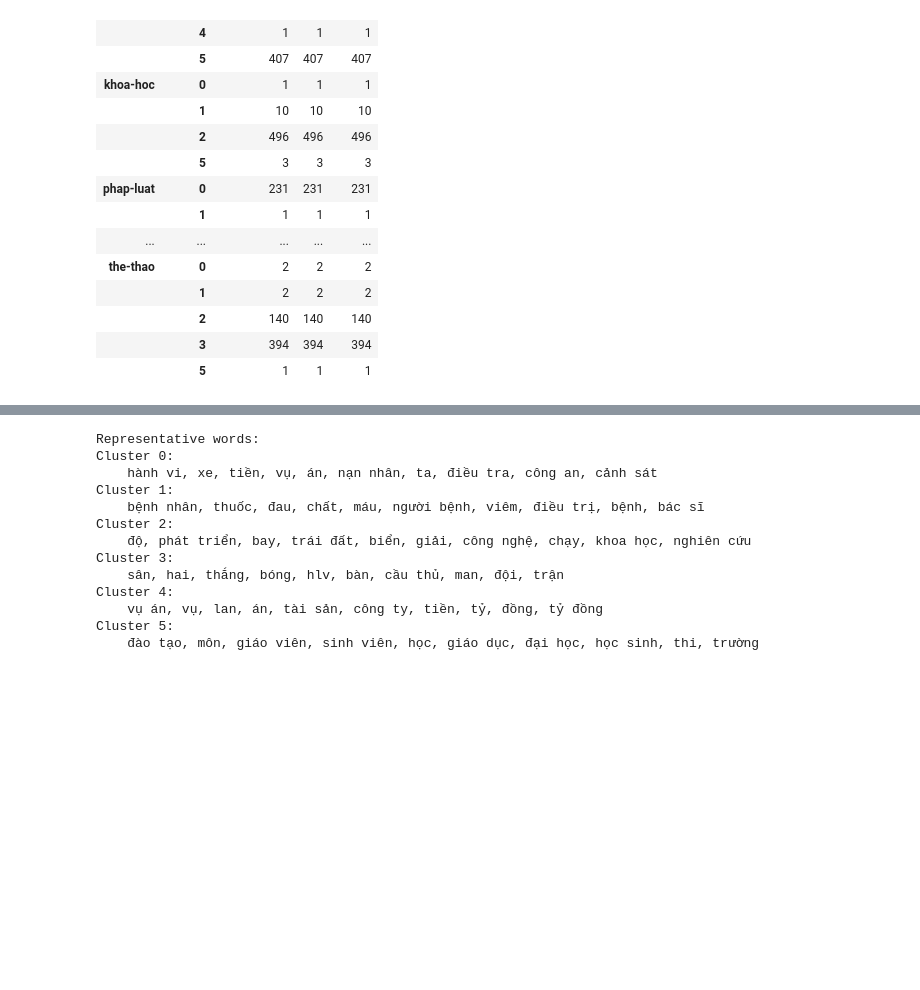
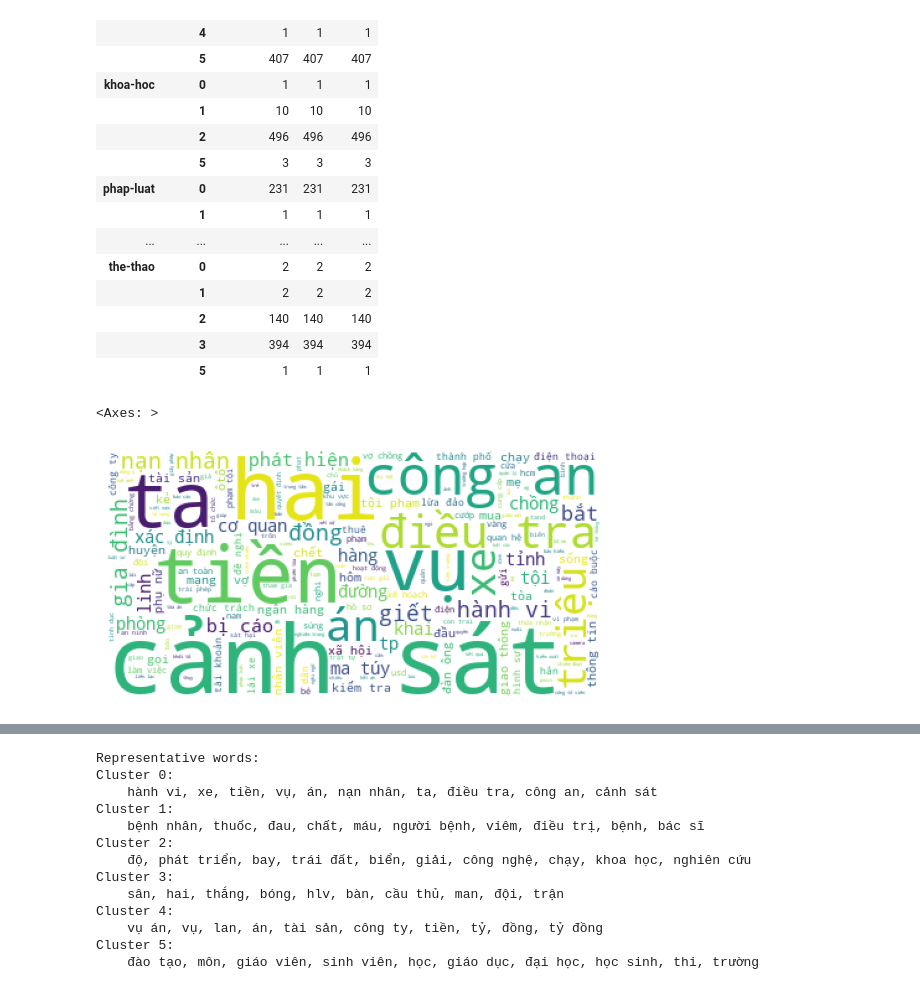
Before and after one commit to Ngoc-Cac/NLP_Final, a Jupyter notebook: Code/model_training.ipynb, the cells around one changed output, grey strips where cells are left out. Drawn from its saved outputs; the diff is of its cells as text; code cells hidden in the pictures; blank space fills up the shorter version.

```diff
--- a/Code/model_training.ipynb
+++ b/Code/model_training.ipynb
@@ -119,3 +119,9 @@ clustered.groupby(['topic', 'cluster']).count()
 |  | 2 | 140 | 140 | 140 |
 |  | 3 | 394 | 394 | 394 |
 |  | 5 | 1 | 1 | 1 |
+# %%
+draw_wordcloud(clustered[clustered['cluster'] == 0]['article'], plt.gca(),
+               background_color='white')
+# %% [output]
+<Axes: >
+[figure, added]
```
Also changed, not shown: parts of 7 cells of this notebook, 2 other files.
